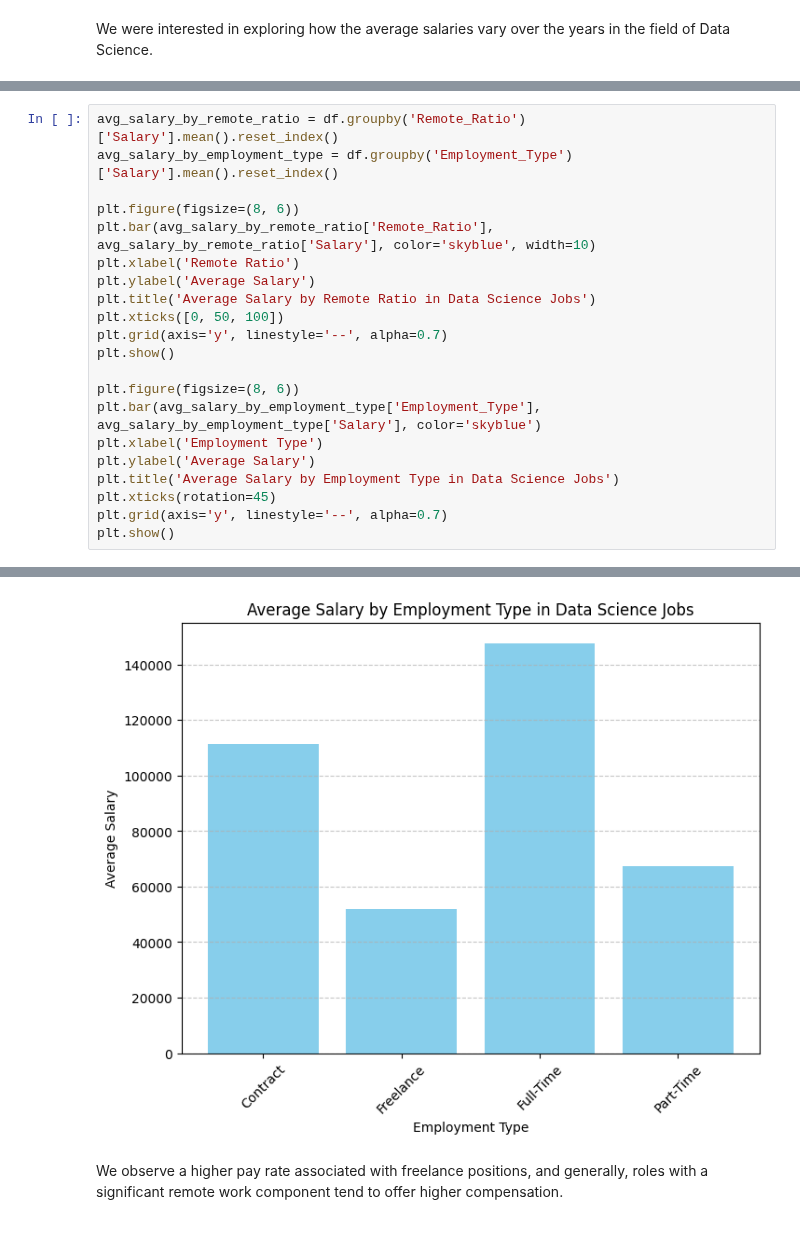
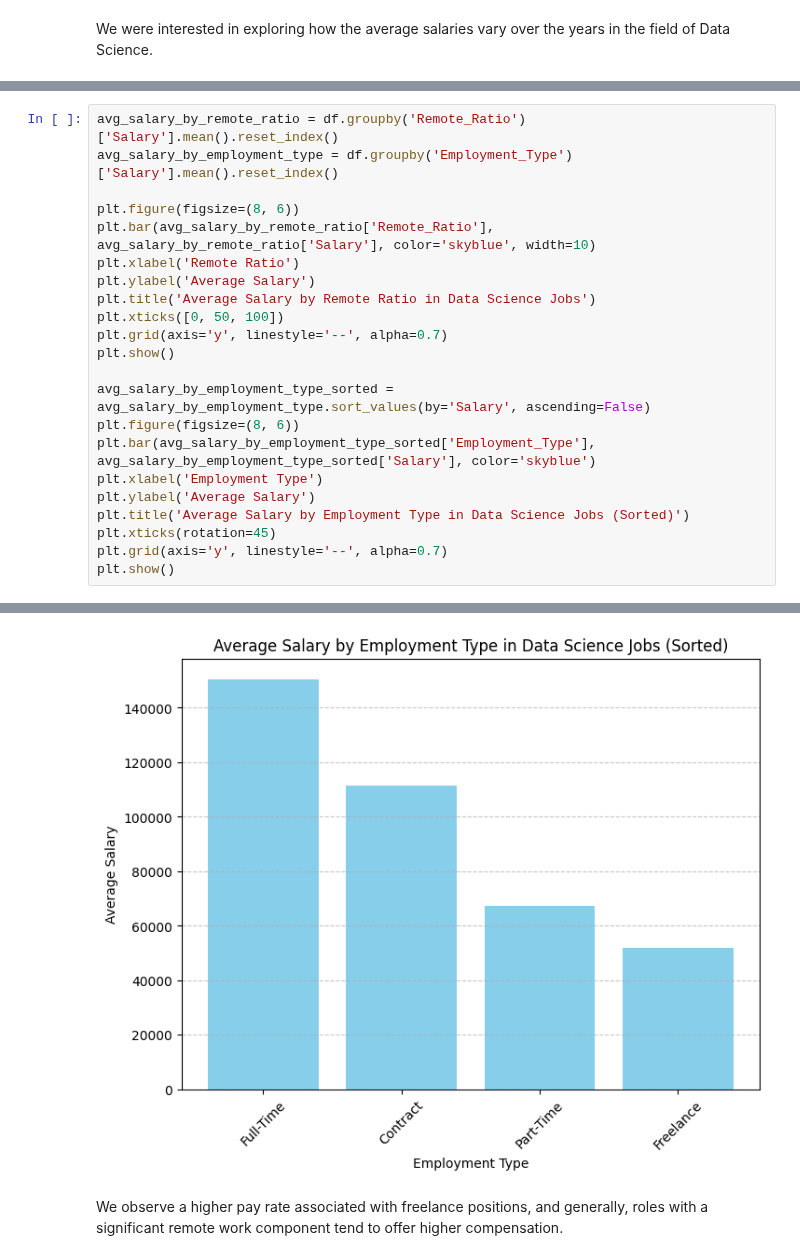
Before and after one commit to tisiphonee/DataS, a Jupyter notebook: CA2/Q2.ipynb, the cells around one changed output, grey strips where cells are left out. Saved outputs shown, nothing was run; the diff lists cells and outputs as text.

Commit message:
Sort + no dropping

```diff
--- a/CA2/Q2.ipynb
+++ b/CA2/Q2.ipynb
@@ -307,11 +313,12 @@ plt.xticks([0, 50, 100])
 plt.grid(axis='y', linestyle='--', alpha=0.7)
 plt.show()
 
+avg_salary_by_employment_type_sorted = avg_salary_by_employment_type.sort_values(by='Salary', ascending=False)
 plt.figure(figsize=(8, 6))
-plt.bar(avg_salary_by_employment_type['Employment_Type'], avg_salary_by_employment_type['Salary'], color='skyblue')
+plt.bar(avg_salary_by_employment_type_sorted['Employment_Type'], avg_salary_by_employment_type_sorted['Salary'], color='skyblue')
 plt.xlabel('Employment Type')
 plt.ylabel('Average Salary')
-plt.title('Average Salary by Employment Type in Data Science Jobs')
+plt.title('Average Salary by Employment Type in Data Science Jobs (Sorted)')
 plt.xticks(rotation=45)
 plt.grid(axis='y', linestyle='--', alpha=0.7)
 plt.show()
@@ -320,4 +327,4 @@ plt.show()
-[figure, old version]
+[figure, new version]
 # %% [markdown]
 We observe a higher pay rate associated with freelance positions, and generally, roles with a significant remote work component tend to offer higher compensation.
 # %%
```
Also changed, not shown: parts of 16 cells of this notebook, 2 other files.
